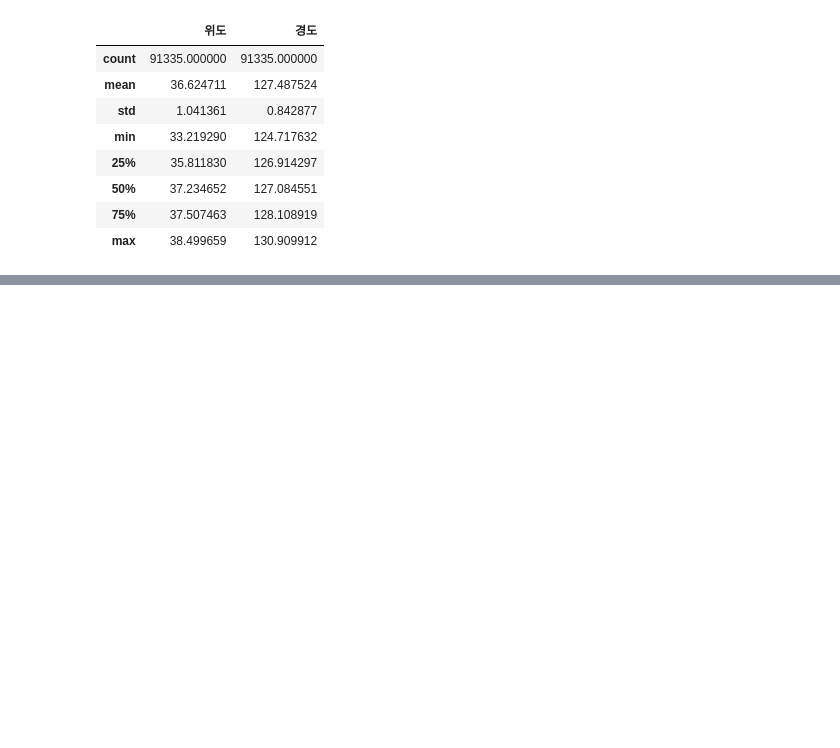
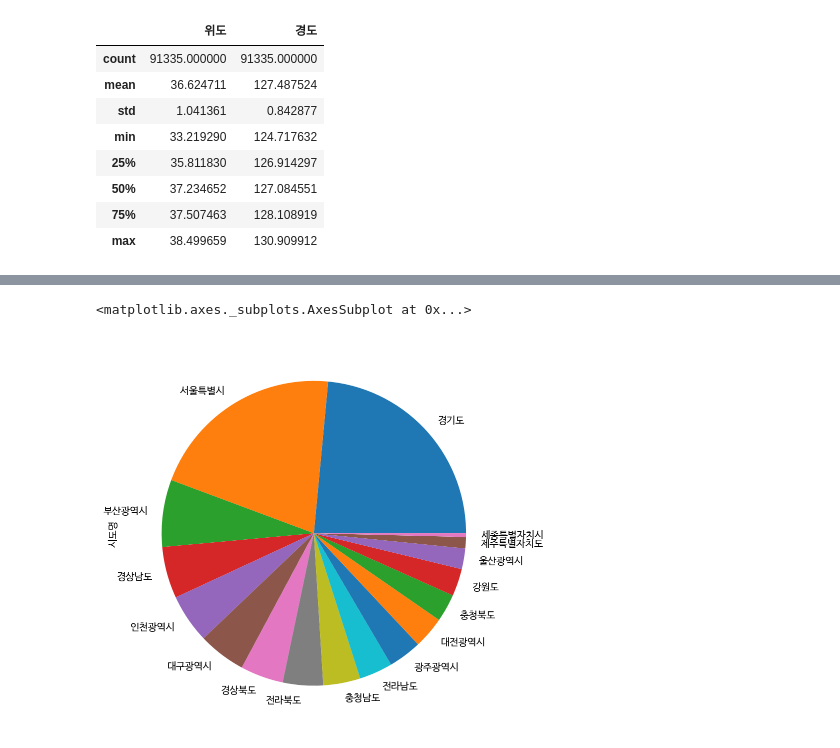
Before and after one commit to JaeHong-Park987/studying, a Jupyter notebook: 2주차/서울 종합병원 분포 확인하기.ipynb, the cells around one changed output, grey strips where cells are left out. Drawn from its saved outputs; the diff is of its cells as text; code cells hidden in the pictures; blank space fills up the shorter version.

```diff
--- a/2주차/서울 종합병원 분포 확인하기.ipynb
+++ b/2주차/서울 종합병원 분포 확인하기.ipynb
@@ -383,0 +485,6 @@ df1.describe(include="object") # number : 수치형 / object : 문자형 -> 기
+# %%
+# 도시 비율별 파이차트
+city_normalize.plot.pie(figsize=(7,7))
+# %% [output]
+<matplotlib.axes._subplots.AxesSubplot at 0x...>
+[figure, added]
```
Also changed, not shown: parts of 29 cells of this notebook.
